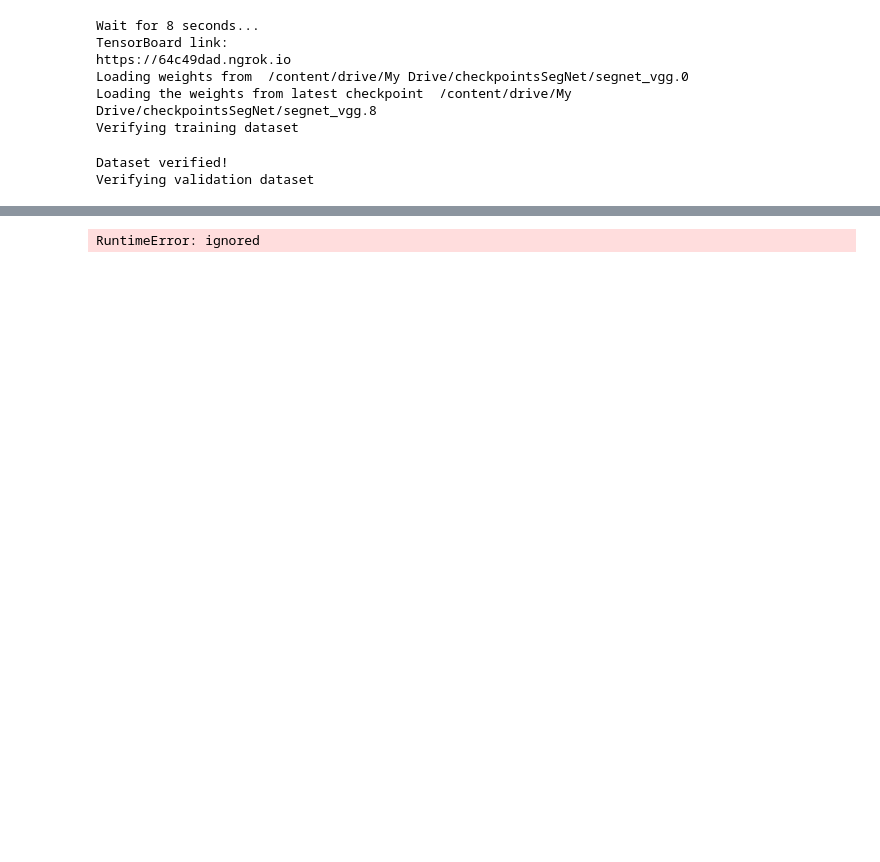
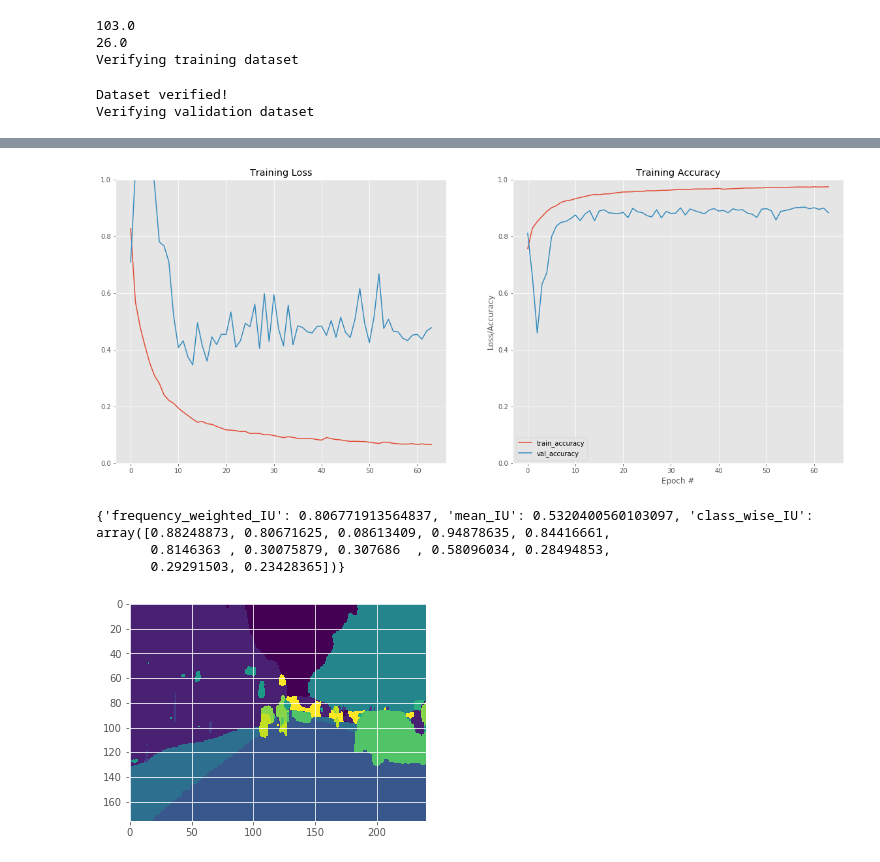
Before and after one commit to TSffer/semantic-segmentation, a Jupyter notebook: SegNet.ipynb, the cells around one changed output, grey strips where cells are left out. Drawn from its saved outputs; the diff is of its cells as text; code cells hidden in the pictures; blank space fills up the shorter version.

```diff
--- a/SegNet.ipynb
+++ b/SegNet.ipynb
@@ -971,39 +907,71 @@ val_im = "/content/drive/My Drive/CamVid/val"
 val_an = "/content/drive/My Drive/CamVid/valannot"
 check_p = "/content/drive/My Drive/checkpointsSegNet/segnet_vgg"
 
-load_w = "/content/drive/My Drive/checkpointsSegNet/segnet_vgg.2"
+load_w = "/content/drive/My Drive/checkpointsSegNet/segnet_vgg.1"
 
-model = vgg_segnet(n_classes=12, input_height=416, input_width=608)
+model = vgg_segnet(n_classes=12, input_height=352, input_width=480)
 
-model.train(train_images=tr_im,
+batch_size = 16
+num_data = 4096
+steps_per_epoch = np.ceil(float(num_data - round(0.2*num_data))/float(batch_size))
+print(steps_per_epoch)
+
+validation_steps = np.ceil(float((round(0.2*num_data)))/float(batch_size))
+print(validation_steps)
+
+num_epochs = 300
+
+result = model.train(train_images=tr_im,
             train_annotations=tr_an,
             checkpoints_path=check_p,
-            epochs=5,
-            batch_size=16,
+            epochs=num_epochs,
+            batch_size=batch_size,
             validate=True,
             val_images=val_im,
             val_annotations=val_an,
-            val_batch_size=16,
-            auto_resume_checkpoint=True,
-            load_weights="/content/drive/My Drive/checkpointsSegNet/segnet_vgg.0",
-            steps_per_epoch=1024
+            val_batch_size=batch_size,
+            #auto_resume_checkpoint=True,
+            #load_weights=load_w,
+            steps_per_epoch=steps_per_epoch,
+            validation_steps=validation_steps,
+            optimizer_name='adam'
             )
+
+N = len(result.history['loss'])
+print(N)
+
+plt.style.use("ggplot")
+fig = plt.figure(figsize=(20,8))
+
+fig.add_subplot(1,2,1)
+plt.title("Training Loss")
+plt.plot(np.arange(0, N), result.history["loss"], label="train_loss")
+plt.plot(np.arange(0, N), result.history["val_loss"], label="val_loss")
+plt.ylim(0, 1)
+
+fig.add_subplot(1, 2, 2)
+plt.title("Training Accuracy")
+plt.plot(np.arange(0, N), result.history["acc"], label="train_accuracy")
+plt.plot(np.arange(0, N), result.history["val_acc"],label="val_accuracy")
+plt.ylim(0, 1)
+
+plt.xlabel("Epoch #")
+plt.ylabel("Loss/Accuracy")
+plt.legend(loc="lower left")
+plt.show()
 
 out = model.predict_segmentation(
     inp="/content/drive/My Drive/dataset1/images_prepped_test/0016E5_07965.png",
     out_fname="/content/drive/My Drive/tmpSegNet/out.png"
 )
 
-import matplotlib.pyplot as plt
+
 plt.imshow(out)
 
 print(model.evaluate_segmentation(inp_images_dir="/content/drive/My Drive/dataset1/images_prepped_test",annotations_dir="/content/drive/My Drive/dataset1/annotations_prepped_test"))
 # %% [output]
-Wait for 8 seconds...
-TensorBoard link:
-https://64c49dad.ngrok.io
-Loading weights from  /content/drive/My Drive/checkpointsSegNet/segnet_vgg.0
-Loading the weights from latest checkpoint  /content/drive/My Drive/checkpointsSegNet/segnet_vgg.8
+103.0
+26.0
 Verifying training dataset
 Dataset verified!
 Verifying validation dataset
@@ -1028,3 +995,7 @@ Epoch 1/1
+[figure, added]
-RuntimeError: ignored
+{'frequency_weighted_IU': 0.806771913564837, 'mean_IU': 0.5320400560103097, 'class_wise_IU': array([0.88248873, 0.80671625, 0.08613409, 0.94878635, 0.84416661,
+       0.8146363 , 0.30075879, 0.307686  , 0.58096034, 0.28494853,
+       0.29291503, 0.23428365])}
+[figure, added]
 # %%
 %tensorboard --logdir logs
```
Also changed, not shown: parts of 9 cells of this notebook.
